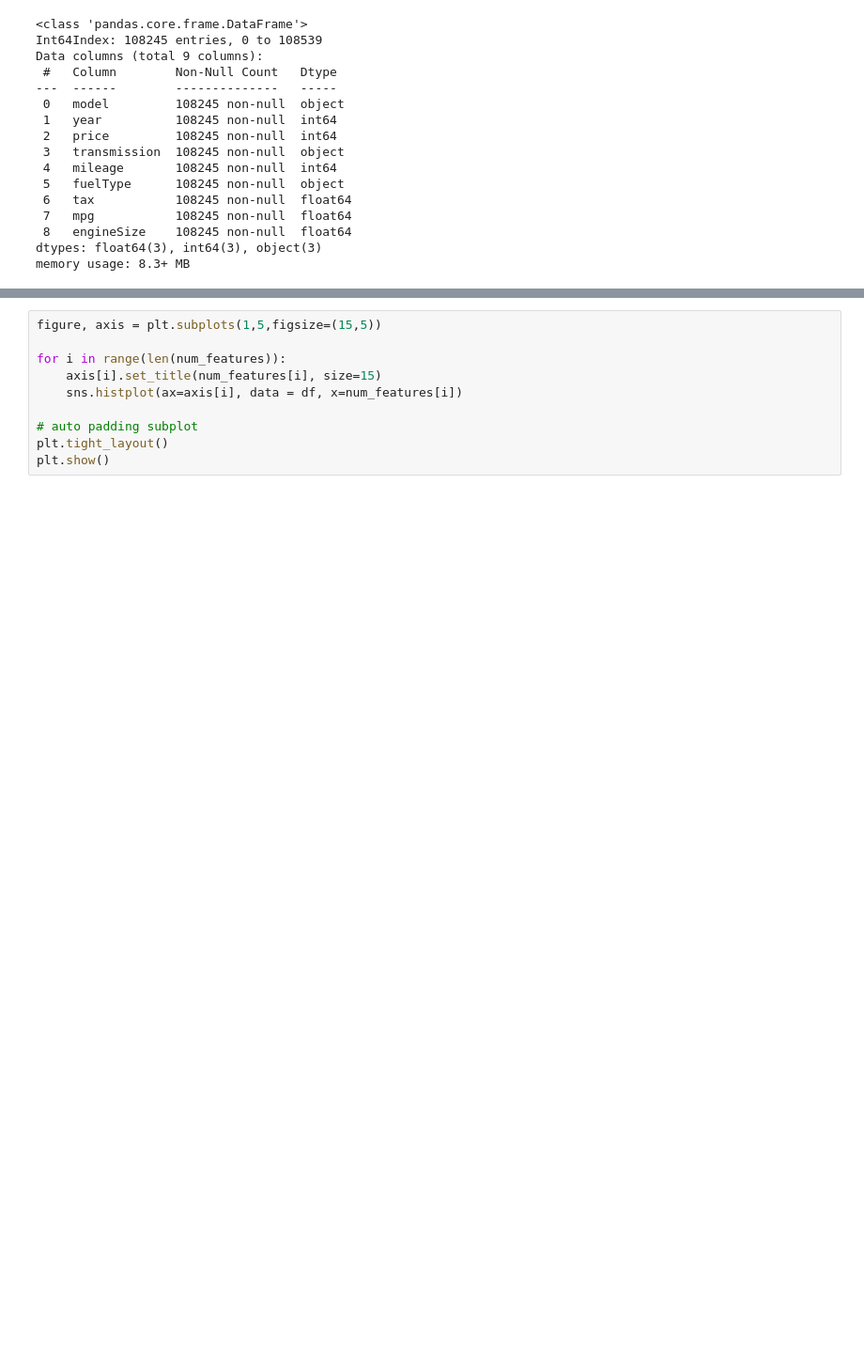
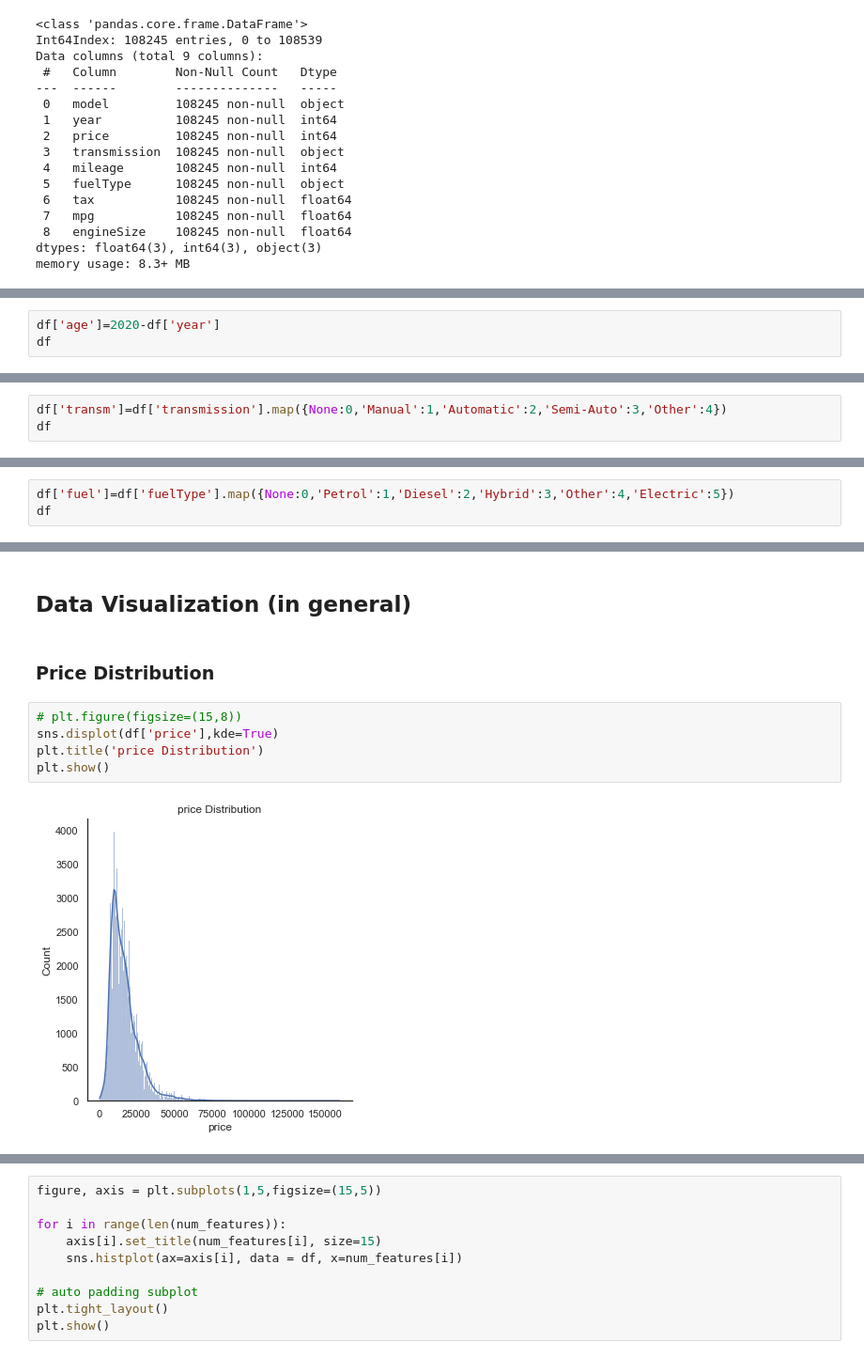
Before and after one commit to fariz-tiowiradin/FinProPWDK, a Jupyter notebook: Used Car Price Prediction.ipynb, the cells around one changed output, grey strips where cells are left out. Shown at 94% size. Drawn from its saved outputs; the diff is of its cells as text; blank space fills up the shorter version.

```diff
--- a/Used Car Price Prediction.ipynb
+++ b/Used Car Price Prediction.ipynb
@@ -234,0 +256,3 @@ memory usage: 8.3+ MB
+# %%
+df['age']=2020-df['year']
+df
@@ -234,0 +279,3 @@ memory usage: 8.3+ MB
+# %%
+df['transm']=df['transmission'].map({None:0,'Manual':1,'Automatic':2,'Semi-Auto':3,'Other':4})
+df
@@ -234,0 +302,3 @@ memory usage: 8.3+ MB
+# %%
+df['fuel']=df['fuelType'].map({None:0,'Petrol':1,'Diesel':2,'Hybrid':3,'Other':4,'Electric':5})
+df
@@ -234,0 +319,11 @@ memory usage: 8.3+ MB
+# %% [markdown]
+## Data Visualization (in general)
+# %% [markdown]
+### Price Distribution
+# %%
+# plt.figure(figsize=(15,8))
+sns.displot(df['price'],kde=True)
+plt.title('price Distribution')
+plt.show()
+# %% [output]
+[figure, added]
```
Also changed, not shown: parts of 128 cells of this notebook.
